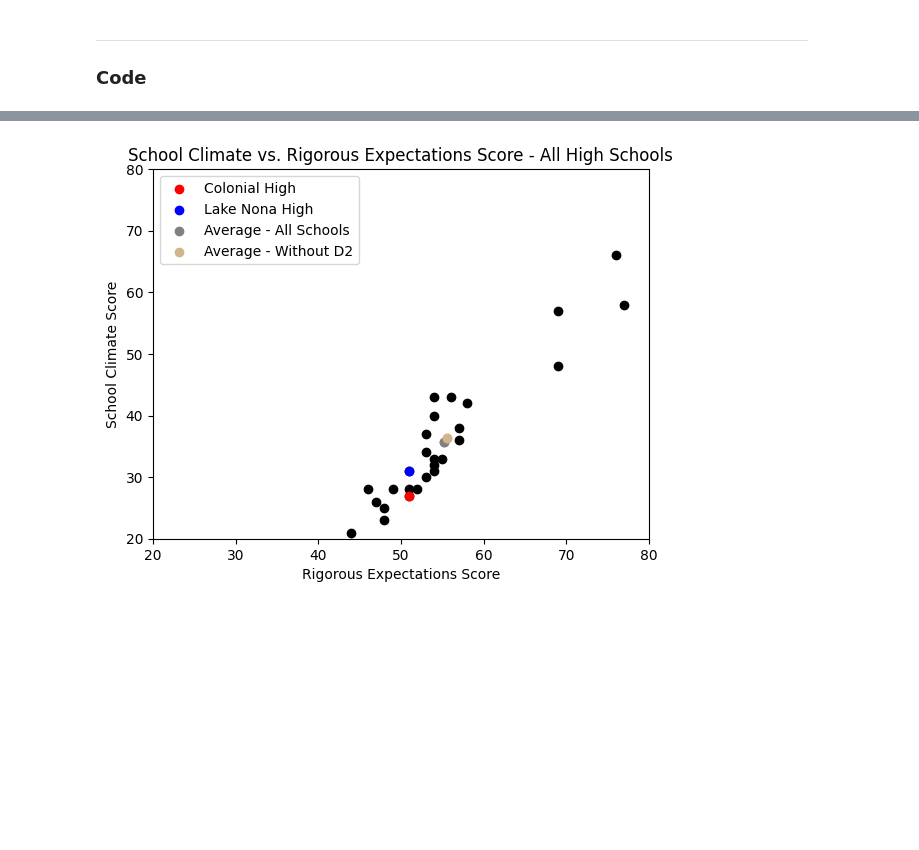
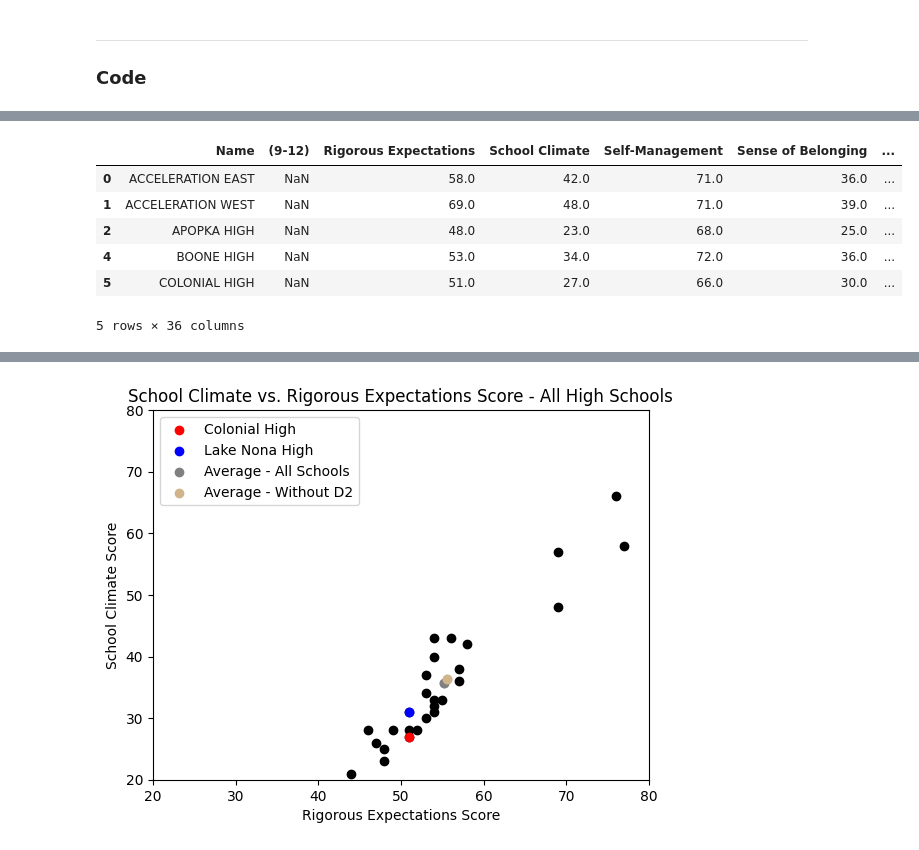
Before and after one commit to cruzdariel/ocps_2024survey, a Jupyter notebook: DataAnalysis.ipynb, the cells around one changed output, grey strips where cells are left out. Drawn from its saved outputs; the diff is of its cells as text; code cells hidden in the pictures; blank space fills up the shorter version.

```diff
--- a/DataAnalysis.ipynb
+++ b/DataAnalysis.ipynb
@@ -115,0 +138,10 @@ HTTPError: HTTP Error 404: Not Found
+# %%
+df.head()
+# %% [output]
+|  | Name | (9-12) | Rigorous Expectations | School Climate | Self-Management | Sense of Belonging | ... |
+| 0 | ACCELERATION EAST | NaN | 58.0 | 42.0 | 71.0 | 36.0 | ... |
+| 1 | ACCELERATION WEST | NaN | 69.0 | 48.0 | 71.0 | 39.0 | ... |
+| 2 | APOPKA HIGH | NaN | 48.0 | 23.0 | 68.0 | 25.0 | ... |
+| 4 | BOONE HIGH | NaN | 53.0 | 34.0 | 72.0 | 36.0 | ... |
+| 5 | COLONIAL HIGH | NaN | 51.0 | 27.0 | 66.0 | 30.0 | ... |
+5 rows × 36 columns
```
Also changed, not shown: parts of 2 cells of this notebook.
